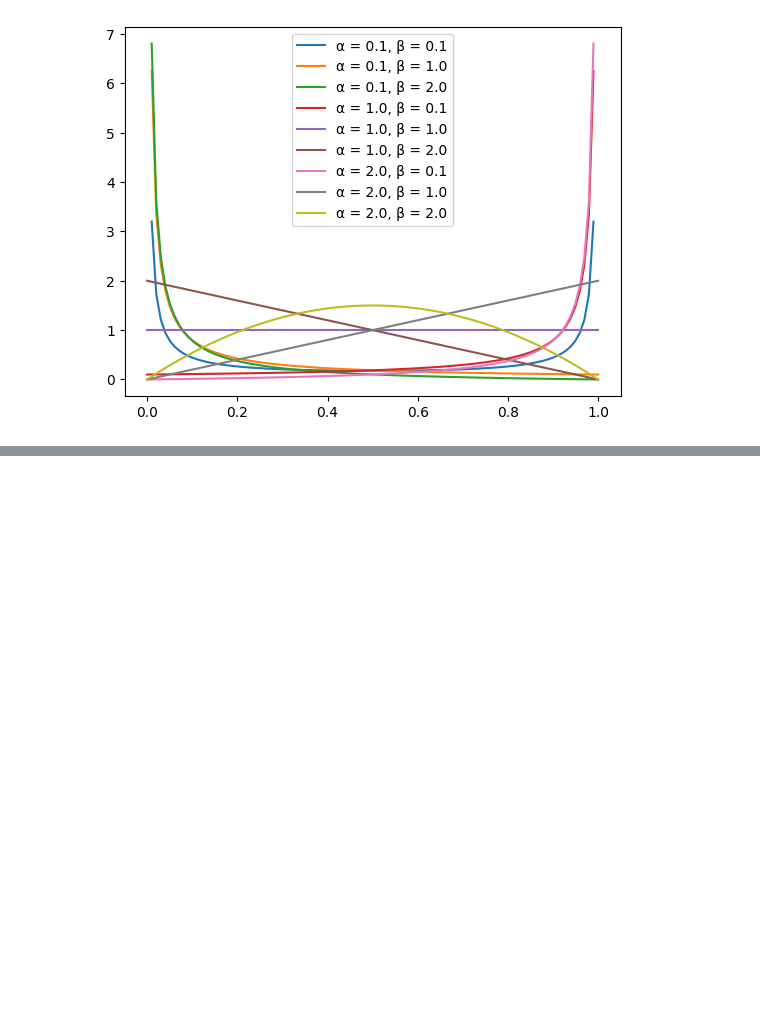
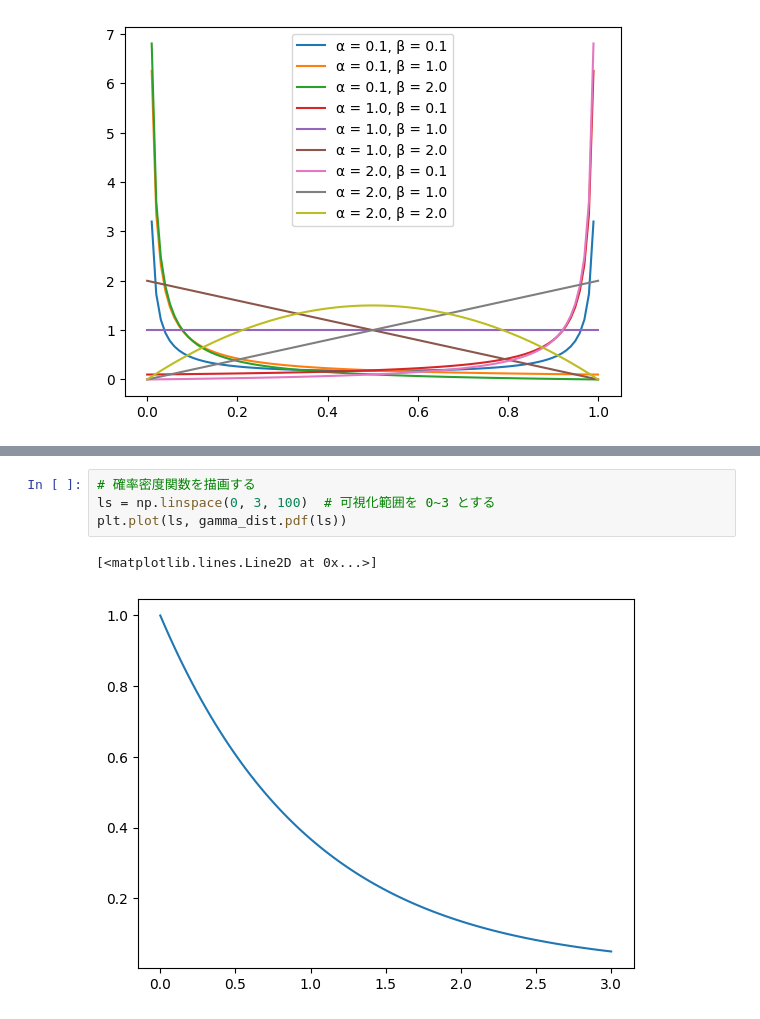
Before and after one commit to 1024xx4/bayes_machine_learning, a Jupyter notebook: probability_distribution.ipynb, the cells around one changed output, grey strips where cells are left out. Drawn from its saved outputs; the diff is of its cells as text; blank space fills up the shorter version.

```diff
--- a/probability_distribution.ipynb
+++ b/probability_distribution.ipynb
@@ -402,0 +459,7 @@ for alpha in alpha_list:
+# %%
+# 確率密度関数を描画する
+ls = np.linspace(0, 3, 100)  # 可視化範囲を 0~3 とする
+plt.plot(ls, gamma_dist.pdf(ls))
+# %% [output]
+[<matplotlib.lines.Line2D at 0x...>]
+[figure, added]
```
Also changed, not shown: parts of 7 cells of this notebook.
